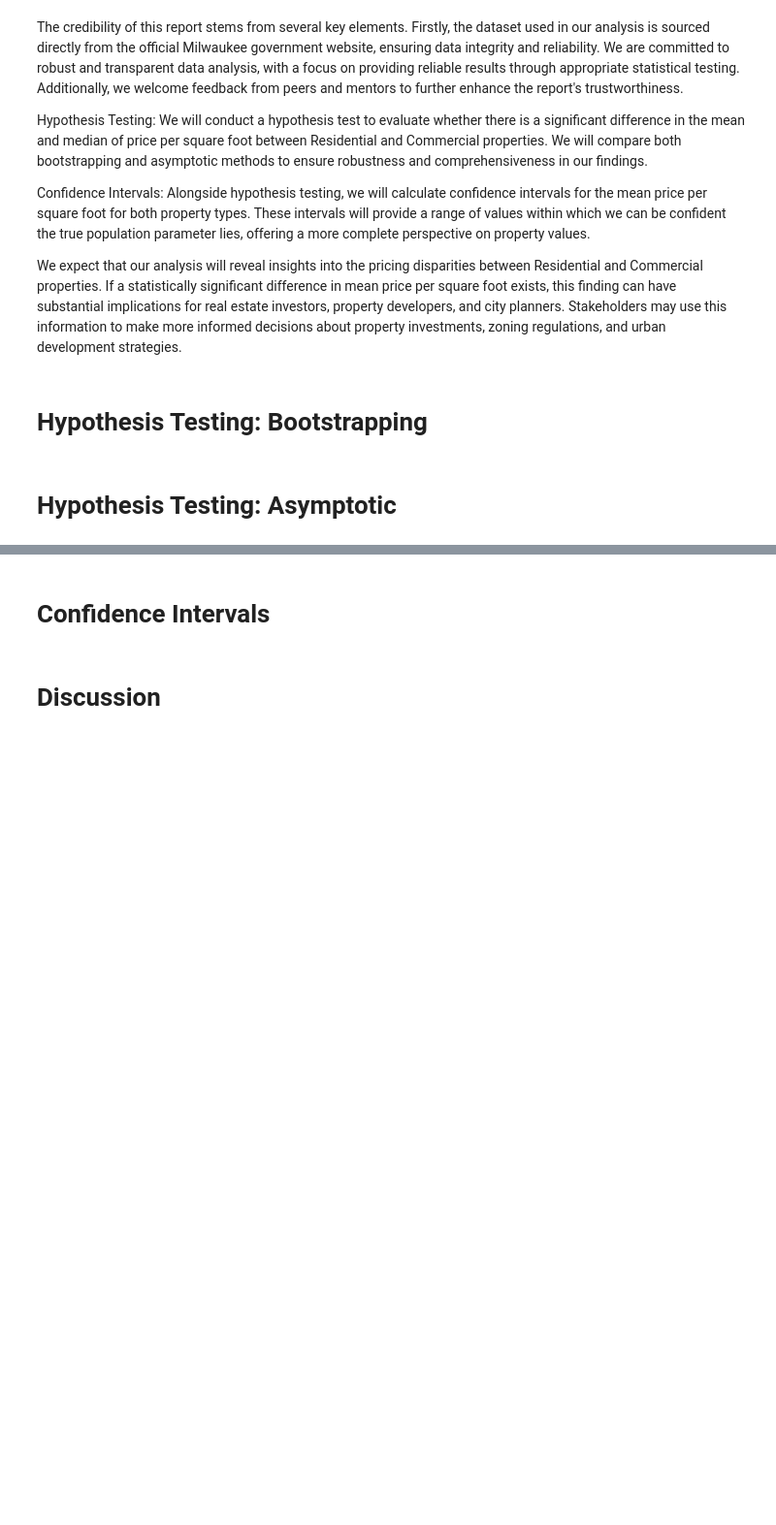
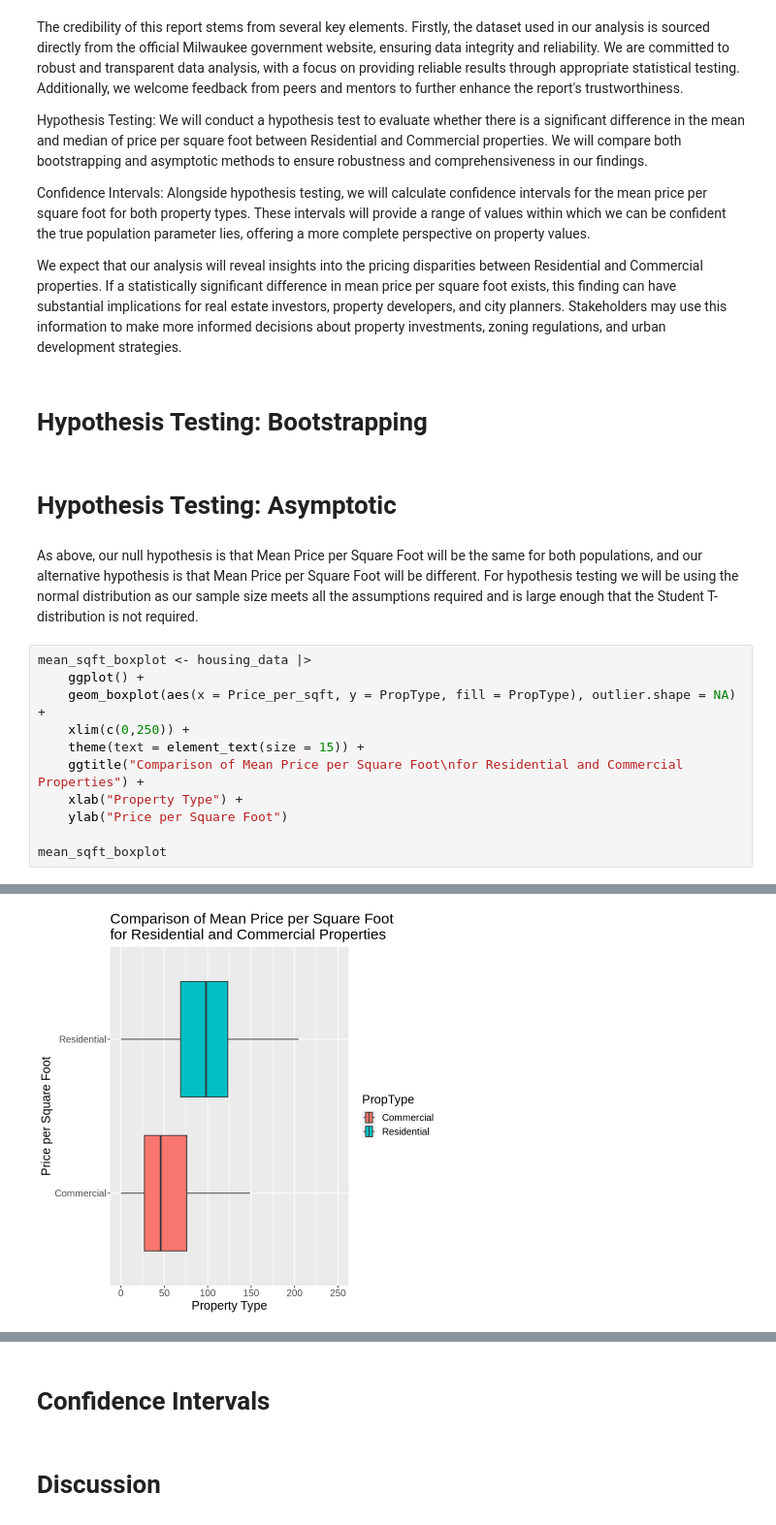
Before and after one commit to mhuang306/STAT-201-proj, a Jupyter notebook: Project Report.ipynb, the cells around one changed output, grey strips where cells are left out. Shown at 97% size. Cells and saved outputs as stored; diff of their text form; blank space fills up the shorter version.

```diff
--- a/Project Report.ipynb
+++ b/Project Report.ipynb
@@ -157,3 +157,17 @@ We expect that our analysis will reveal insights into the pricing disparities be
 # Hypothesis Testing: Bootstrapping
 # %% [markdown]
 # Hypothesis Testing: Asymptotic
+# %% [markdown]
+As above, our null hypothesis is that Mean Price per Square Foot will be the same for both populations, and our alternative hypothesis is that Mean Price per Square Foot will be different. For hypothesis testing we will be using the normal distribution as our sample size meets all the assumptions required and is large enough that the Student T-distribution is not required.
+# %%
+mean_sqft_boxplot <- housing_data |>
+    ggplot() +
+    geom_boxplot(aes(x = Price_per_sqft, y = PropType, fill = PropType), outlier.shape = NA) +
+    xlim(c(0,250)) +
+    theme(text = element_text(size = 15)) +
+    ggtitle("Comparison of Mean Price per Square Foot\nfor Residential and Commercial Properties") +
+    xlab("Property Type") +
+    ylab("Price per Square Foot")
+
+mean_sqft_boxplot
+# %% [output]
@@ -159,0 +176 @@ We expect that our analysis will reveal insights into the pricing disparities be
+[figure, added]
```
Also changed, not shown: parts of 10 cells of this notebook.
